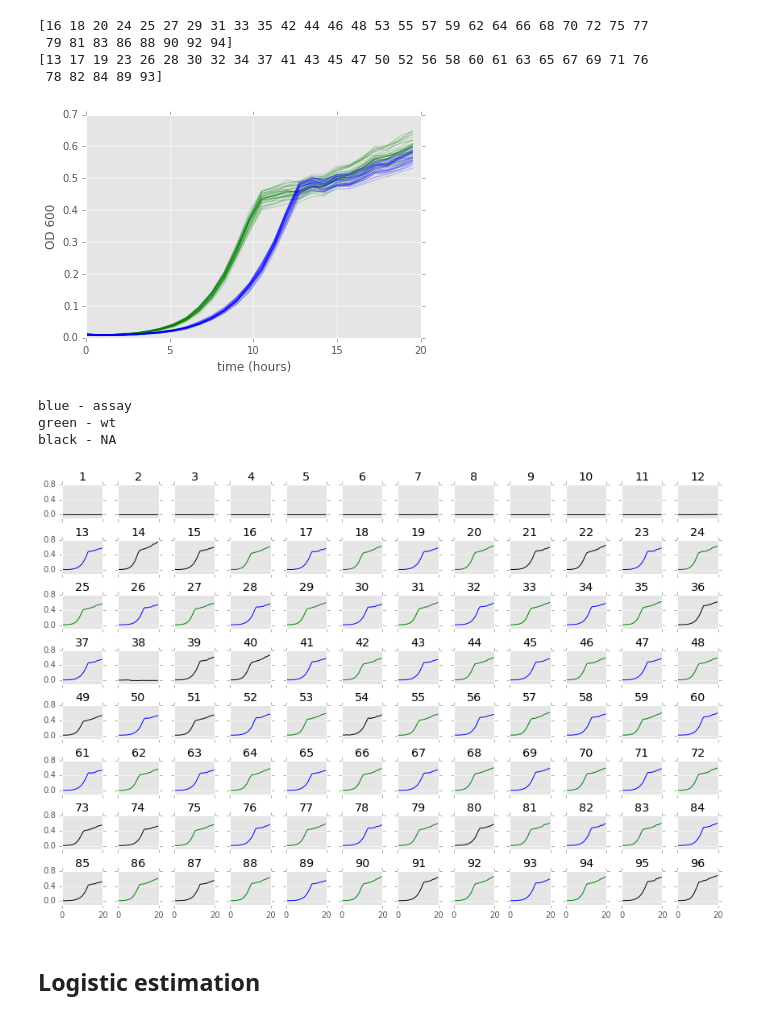
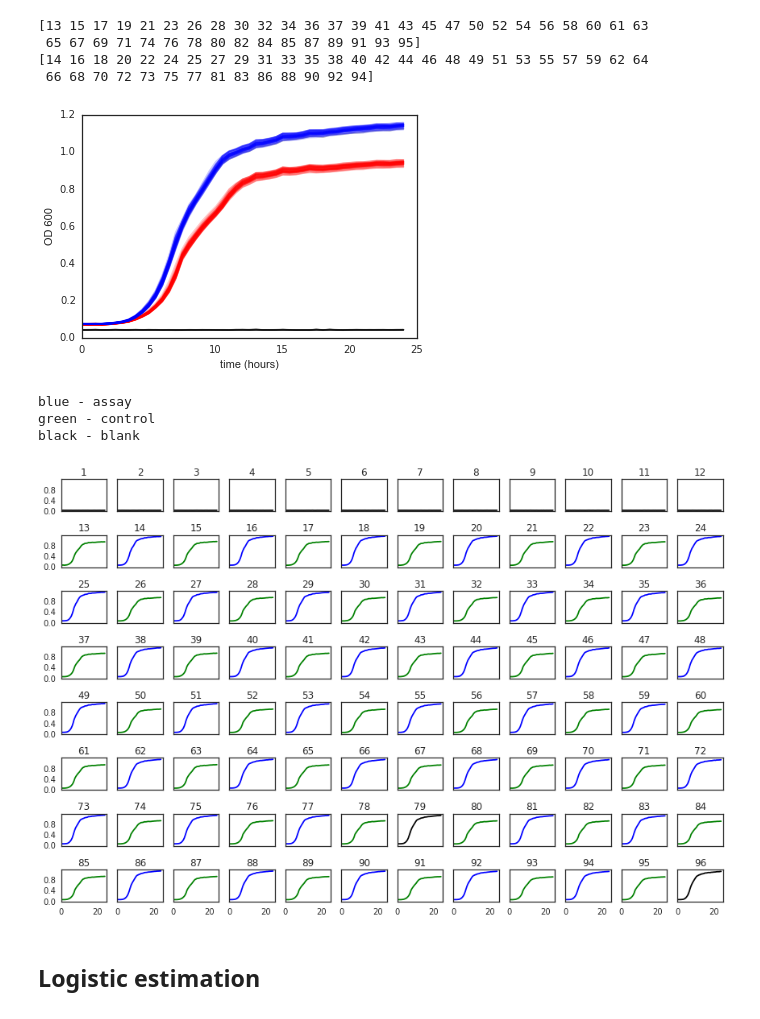
Before and after one commit to yoavram/curveball, a Jupyter notebook: Growth curve mat file.ipynb, the cells around one changed output. Drawn from its saved outputs; the diff is of its cells as text; code cells hidden in the pictures.

```diff
--- a/Growth curve mat file.ipynb
+++ b/Growth curve mat file.ipynb
@@ -1,8 +1,13 @@
-# %%
-import scipy.io
-mat = scipy.io.loadmat('plate_9_OD_Chosen.mat')
+# %%
+%matplotlib inline
+from scipy.stats import linregress
+from scipy.optimize import curve_fit
+import seaborn as sns
+sns.set_style('white')
+import scipy.io
+mat = scipy.io.loadmat('plate_9_OD.mat')
 # %%
-t = mat['timepoints_OD']
+t = mat['tps']/3600.
 t = t.reshape(max(t.shape))
-y = mat['wells_data_OD']
+y = mat['plate_mat']
 # %%
@@ -15,17 +17,26 @@ assay = mat['populations_OD'][0,1][3][0]
+# %%
+#control = mat['populations_OD'][0,0][3][0]
+#assay = mat['populations_OD'][0,1][3][0]
+
+## checkerboard
+blank = np.arange(12)
+control = np.array([13,15,17,19,21,23,26,28,30,32,34,36,37,39,41,43,45,47,50,52,54,56,58,60,61,63,65,67,69,71,74,76,78,80,82,84,85,87,89,91,93,95])
+assay = np.array([14,16,18,20,22,24,25,27,29,31,33,35,38,40,42,44,46,48,49,51,53,55,57,59,62,64,66,68,70,72,73,75,77,81,83,86,88,90,92,94])
 # %%
 print control
 print assay
 # %% [output]
-[16 18 20 24 25 27 29 31 33 35 42 44 46 48 53 55 57 59 62 64 66 68 70 72 75 77
- 79 81 83 86 88 90 92 94]
-[13 17 19 23 26 28 30 32 34 37 41 43 45 47 50 52 56 58 60 61 63 65 67 69 71 76
- 78 82 84 89 93]
+[13 15 17 19 21 23 26 28 30 32 34 36 37 39 41 43 45 47 50 52 54 56 58 60 61 63
+ 65 67 69 71 74 76 78 80 82 84 85 87 89 91 93 95]
+[14 16 18 20 22 24 25 27 29 31 33 35 38 40 42 44 46 48 49 51 53 55 57 59 62 64
+ 66 68 70 72 73 75 77 81 83 86 88 90 92 94]
 # %%
-plot(t,transpose(y[control-1]), 'g', alpha=0.2, label='control');
-plot(t,transpose(y[assay-1]), 'b', alpha=0.2, label='assay')
+plot(t, np.transpose(y[blank-1]),  color='k', alpha=0.2, label='control');
+plot(t, np.transpose(y[control-1]),  color='r', alpha=0.2, label='control');
+plot(t, np.transpose(y[assay-1]), color='b', alpha=0.2, label='assay')
 xlabel('time (hours)')
 ylabel('OD 600');
 # %% [output]
-[figure, old version]
+[figure, new version]
 # %%
 colors = {}
@@ -32,20 +44,20 @@ colors = {}
 for i in control: colors[i] = 'g'
 for i in assay: colors[i] = 'b'
 # %%
-fig, ax = subplots(8,12,sharex=True,sharey=True, figsize=(12,8))
+fig, ax = subplots(8,12,sharex=True, sharey=True, figsize=(12,8))
 for i in range(8):
     for j in range(12):
-        ax[i,j].plot(t, transpose(y[12*i + j]), colors.get(12*i + j+1, 'k'))
+        ax[i,j].plot(t, np.transpose(y[12*i + j]), colors.get(12*i + j+1, 'k'))
         ax[i,j].set_title(str(12*i+j+1))
 ax[0,0].set_xticks([0,20])
 ax[0,0].set_yticks([0,0.4,0.8])
 fig.tight_layout()
-print 'blue - assay\ngreen - control\nblack - NA'
+print 'blue - assay\ngreen - control\nblack - blank'
 # %% [output]
 blue - assay
-green - wt
-black - NA
+green - control
+black - blank
-[figure, old version]
+[figure, new version]
 # %% [markdown]
 ## Logistic estimation
 # %%
```
Also changed, not shown: parts of 48 cells of this notebook.
